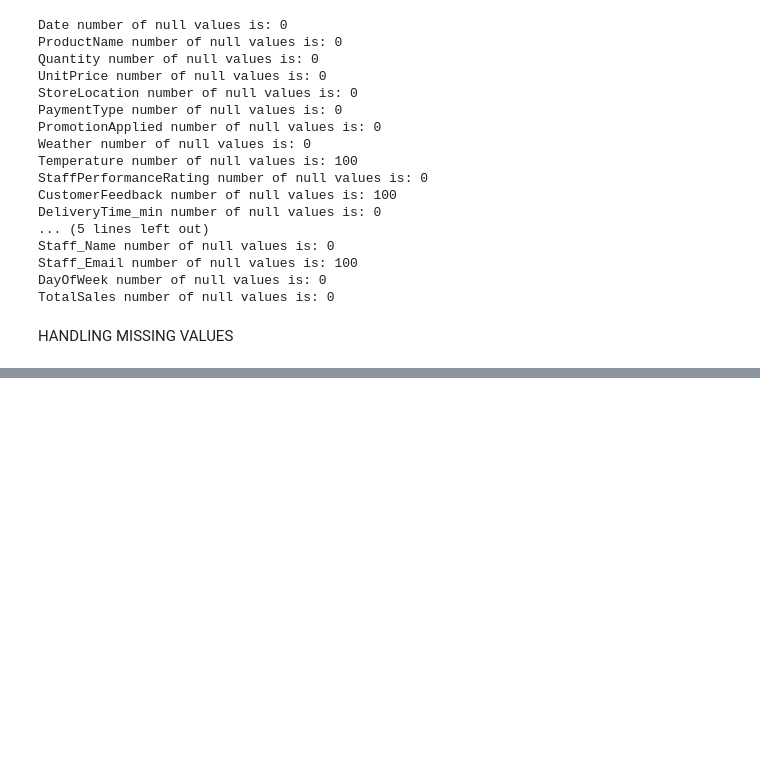
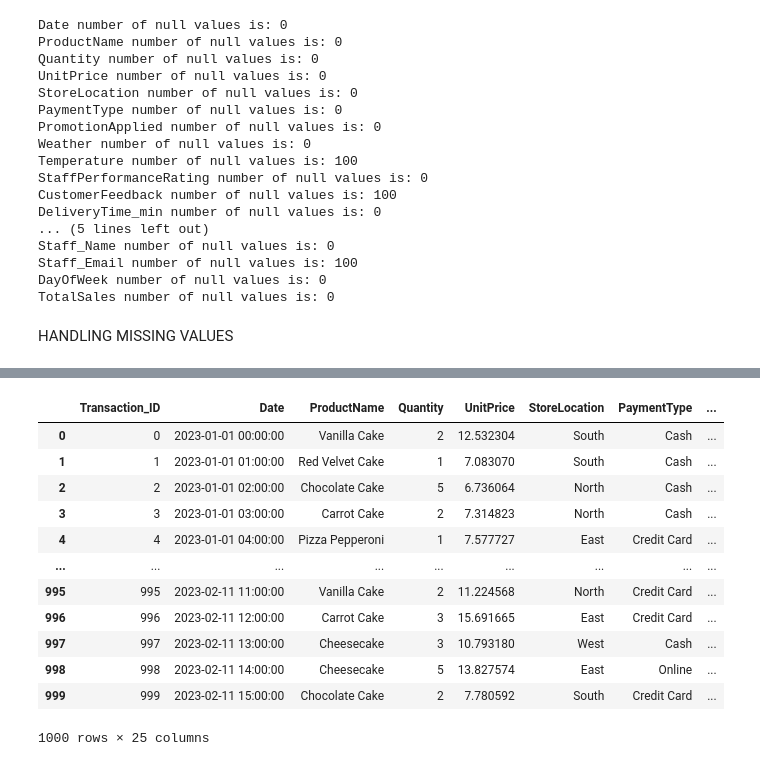
Before and after one commit to Taoficoda/zipo-food_etl_using_airflow, a Jupyter notebook: etl_pipeline.ipynb, the cells around one changed output, grey strips where cells are left out. Drawn from its saved outputs; the diff is of its cells as text; code cells hidden in the pictures; blank space fills up the shorter version.

```diff
--- a/etl_pipeline.ipynb
+++ b/etl_pipeline.ipynb
@@ -52,6 +52,9 @@ Data columns (total 21 columns):
  20  TotalSales              1005 non-null   float64
 dtypes: bool(1), float64(3), int64(2), object(15)
 memory usage: 158.1+ KB
+# %%
+# Convert ate column to datetime
+data['Date'] = pd.to_datetime(data['Date'])
 # %%
 # Data Cleaning and transformation
 # Remove duplicates
@@ -120,0 +205,21 @@ for str_cols in string_columns:
+# %%
+transcation_fact = data.merge(product, on=['ProductName'], how='left')\
+      .merge(customer, on=['CustomerName','CustomerAddress','Customer_PhoneNumber','CustomerEmail'], how='left')\
+            .merge(staff, on=['Staff_Name', 'Staff_Email'], how='left')
+
+transcation_fact.index.name = 'Transaction_ID'
+transcation_fact.reset_index()
+# %% [output]
+|  | Transaction_ID | Date | ProductName | Quantity | UnitPrice | StoreLocation | PaymentType | ... |
+| 0 | 0 | 2023-01-01 00:00:00 | Vanilla Cake | 2 | 12.532304 | South | Cash | ... |
+| 1 | 1 | 2023-01-01 01:00:00 | Red Velvet Cake | 1 | 7.083070 | South | Cash | ... |
+| 2 | 2 | 2023-01-01 02:00:00 | Chocolate Cake | 5 | 6.736064 | North | Cash | ... |
+| 3 | 3 | 2023-01-01 03:00:00 | Carrot Cake | 2 | 7.314823 | North | Cash | ... |
+| 4 | 4 | 2023-01-01 04:00:00 | Pizza Pepperoni | 1 | 7.577727 | East | Credit Card | ... |
+| ... | ... | ... | ... | ... | ... | ... | ... | ... |
+| 995 | 995 | 2023-02-11 11:00:00 | Vanilla Cake | 2 | 11.224568 | North | Credit Card | ... |
+| 996 | 996 | 2023-02-11 12:00:00 | Carrot Cake | 3 | 15.691665 | East | Credit Card | ... |
+| 997 | 997 | 2023-02-11 13:00:00 | Cheesecake | 3 | 10.793180 | West | Cash | ... |
+| 998 | 998 | 2023-02-11 14:00:00 | Cheesecake | 5 | 13.827574 | East | Online | ... |
+| 999 | 999 | 2023-02-11 15:00:00 | Chocolate Cake | 2 | 7.780592 | South | Credit Card | ... |
+1000 rows × 25 columns
```
Also changed, not shown: parts of 14 cells of this notebook.
